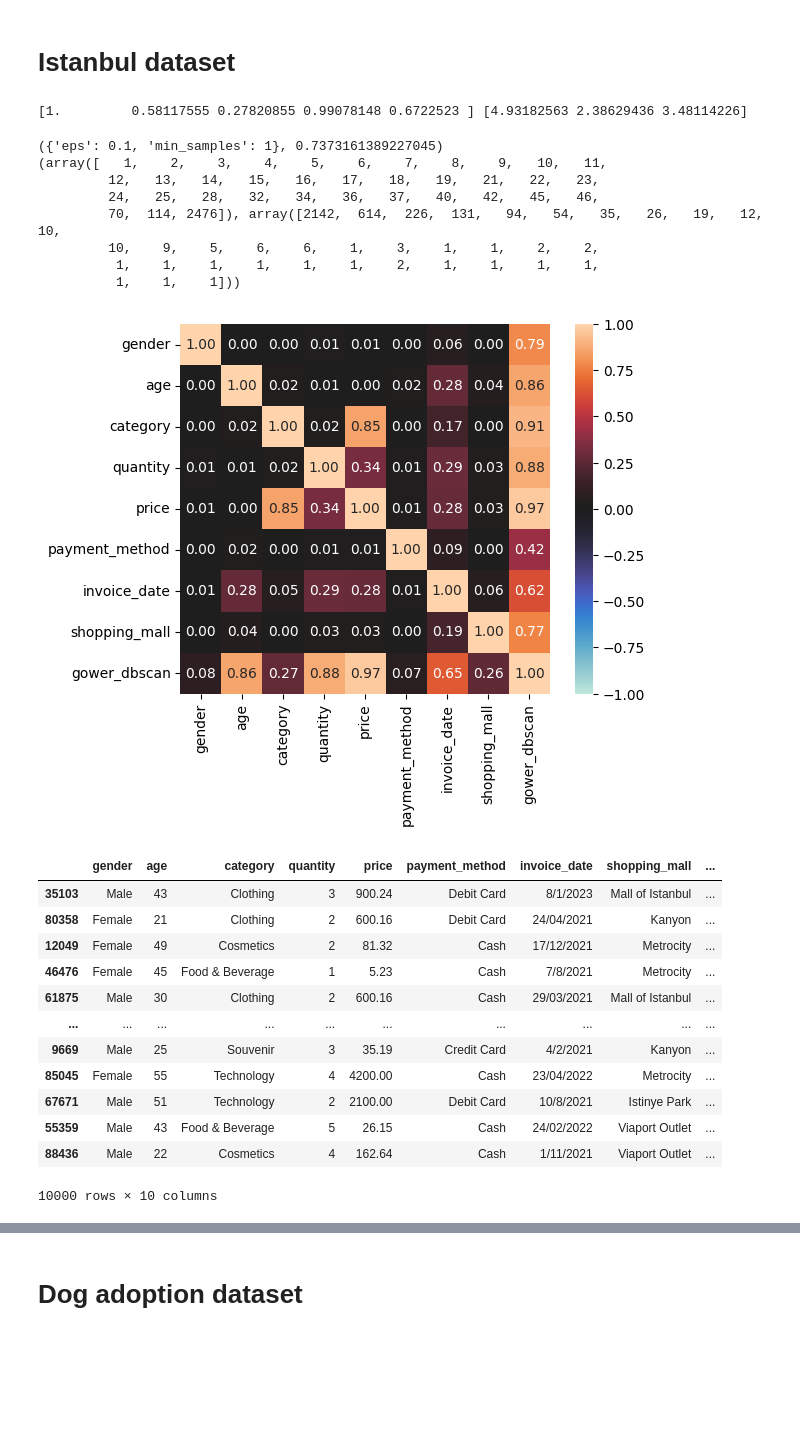
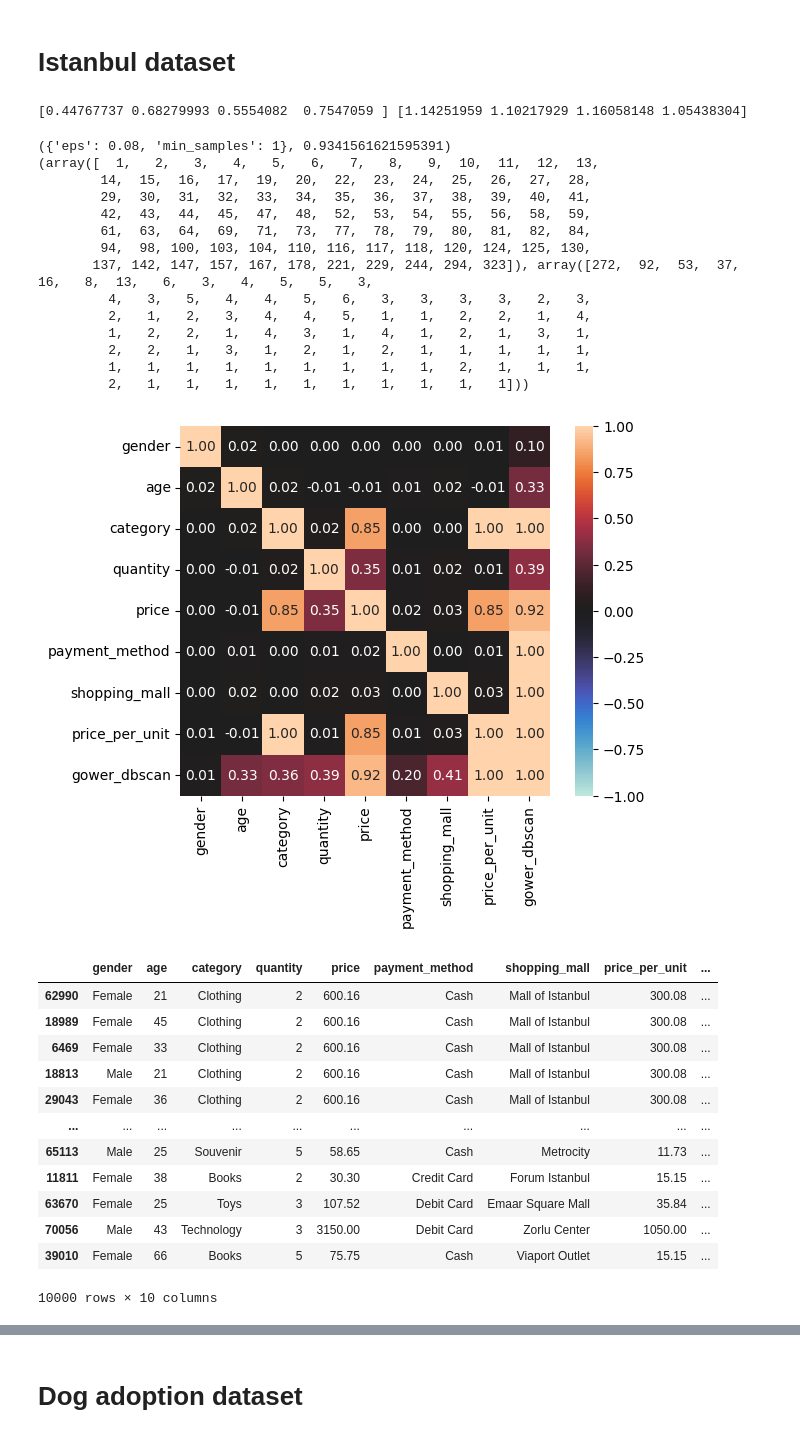
Before and after one commit to chrico-bu-uab/gower, a Jupyter notebook: examples.ipynb, the cells around one changed output, grey strips where cells are left out. Saved outputs shown, nothing was run; the diff lists cells and outputs as text; code cells hidden in the pictures; blank space fills up the shorter version.

```diff
--- a/examples.ipynb
+++ b/examples.ipynb
@@ -39,53 +39,61 @@ df.loc[np.argsort(distances)]
 # %% [markdown]
 # Istanbul dataset
 # %%
-istanbul = pd.read_csv("customer_shopping_data.csv").sample(10000).iloc[:, 2:]  # no nulls!
+istanbul = pd.read_csv("customer_shopping_data.csv").sample(n=10000, random_state=0).iloc[:, 2:]  # no nulls!
+istanbul["price_per_unit"] = istanbul["price"] / istanbul["quantity"]
+istanbul.drop("invoice_date", axis=1, inplace=True)
 
 matrix4 = gower_matrix(istanbul.to_numpy(), chunksize=20)
 
 samples = [{"eps": z / 100, "min_samples": 1} for z in range(1, 101)]
 
-results4 = process_map(partial(do_it, matrix=matrix4), samples, chunksize=1)
+results4 = process_map(partial(evaluate_clusters, matrix=matrix4), samples, chunksize=1)
 
 best_params4 = max(results4, key=lambda z: z[1])
 
 print(best_params4)
 
 istanbul["gower_dbscan"] = DBSCAN(metric="precomputed", **best_params4[0]).fit_predict(matrix4)
 istanbul.gower_dbscan = istanbul.gower_dbscan.astype(str)
 
 _, counts4 = np.unique(istanbul["gower_dbscan"], return_counts=True)
 
 print(np.unique(counts4, return_counts=True))
 
 associations(istanbul, nom_nom_assoc="theil", plot=True)
 
 istanbul["label_count"] = istanbul.groupby("gower_dbscan").transform("count").iloc[:, 0]
 
 istanbul.sort_values(["label_count", "gower_dbscan"], ascending=[False, True], inplace=True)
 
 istanbul
 # %% [output]
-[1.         0.58117555 0.27820855 0.99078148 0.6722523 ] [4.93182563 2.38629436 3.48114226]
+[0.44767737 0.68279993 0.5554082  0.7547059 ] [1.14251959 1.10217929 1.16058148 1.05438304]
-({'eps': 0.1, 'min_samples': 1}, 0.7373161389227045)
-(array([   1,    2,    3,    4,    5,    6,    7,    8,    9,   10,   11,
-         12,   13,   14,   15,   16,   17,   18,   19,   21,   22,   23,
-         24,   25,   28,   32,   34,   36,   37,   40,   42,   45,   46,
-         70,  114, 2476]), array([2142,  614,  226,  131,   94,   54,   35,   26,   19,   12,   10,
-         10,    9,    5,    6,    6,    1,    3,    1,    1,    2,    2,
-          1,    1,    1,    1,    1,    1,    2,    1,    1,    1,    1,
-          1,    1,    1]))
+({'eps': 0.08, 'min_samples': 1}, 0.9341561621595391)
+(array([  1,   2,   3,   4,   5,   6,   7,   8,   9,  10,  11,  12,  13,
+        14,  15,  16,  17,  19,  20,  22,  23,  24,  25,  26,  27,  28,
+        29,  30,  31,  32,  33,  34,  35,  36,  37,  38,  39,  40,  41,
+        42,  43,  44,  45,  47,  48,  52,  53,  54,  55,  56,  58,  59,
+        61,  63,  64,  69,  71,  73,  77,  78,  79,  80,  81,  82,  84,
+        94,  98, 100, 103, 104, 110, 116, 117, 118, 120, 124, 125, 130,
+       137, 142, 147, 157, 167, 178, 221, 229, 244, 294, 323]), array([272,  92,  53,  37,  16,   8,  13,   6,   3,   4,   5,   5,   3,
+         4,   3,   5,   4,   4,   5,   6,   3,   3,   3,   3,   2,   3,
+         2,   1,   2,   3,   4,   4,   5,   1,   1,   2,   2,   1,   4,
+         1,   2,   2,   1,   4,   3,   1,   4,   1,   2,   1,   3,   1,
+         2,   2,   1,   3,   1,   2,   1,   2,   1,   1,   1,   1,   1,
+         1,   1,   1,   1,   1,   1,   1,   1,   1,   2,   1,   1,   1,
+         2,   1,   1,   1,   1,   1,   1,   1,   1,   1,   1]))
-[figure, old version]
+[figure, new version]
-|  | gender | age | category | quantity | price | payment_method | invoice_date | shopping_mall | ... |
-| 35103 | Male | 43 | Clothing | 3 | 900.24 | Debit Card | 8/1/2023 | Mall of Istanbul | ... |
-| 80358 | Female | 21 | Clothing | 2 | 600.16 | Debit Card | 24/04/2021 | Kanyon | ... |
-| 12049 | Female | 49 | Cosmetics | 2 | 81.32 | Cash | 17/12/2021 | Metrocity | ... |
-| 46476 | Female | 45 | Food & Beverage | 1 | 5.23 | Cash | 7/8/2021 | Metrocity | ... |
-| 61875 | Male | 30 | Clothing | 2 | 600.16 | Cash | 29/03/2021 | Mall of Istanbul | ... |
+|  | gender | age | category | quantity | price | payment_method | shopping_mall | price_per_unit | ... |
+| 62990 | Female | 21 | Clothing | 2 | 600.16 | Cash | Mall of Istanbul | 300.08 | ... |
+| 18989 | Female | 45 | Clothing | 2 | 600.16 | Cash | Mall of Istanbul | 300.08 | ... |
+| 6469 | Female | 33 | Clothing | 2 | 600.16 | Cash | Mall of Istanbul | 300.08 | ... |
+| 18813 | Male | 21 | Clothing | 2 | 600.16 | Cash | Mall of Istanbul | 300.08 | ... |
+| 29043 | Female | 36 | Clothing | 2 | 600.16 | Cash | Mall of Istanbul | 300.08 | ... |
 | ... | ... | ... | ... | ... | ... | ... | ... | ... | ... |
-| 9669 | Male | 25 | Souvenir | 3 | 35.19 | Credit Card | 4/2/2021 | Kanyon | ... |
-| 85045 | Female | 55 | Technology | 4 | 4200.00 | Cash | 23/04/2022 | Metrocity | ... |
-| 67671 | Male | 51 | Technology | 2 | 2100.00 | Debit Card | 10/8/2021 | Istinye Park | ... |
-| 55359 | Male | 43 | Food & Beverage | 5 | 26.15 | Cash | 24/02/2022 | Viaport Outlet | ... |
-| 88436 | Male | 22 | Cosmetics | 4 | 162.64 | Cash | 1/11/2021 | Viaport Outlet | ... |
+| 65113 | Male | 25 | Souvenir | 5 | 58.65 | Cash | Metrocity | 11.73 | ... |
+| 11811 | Female | 38 | Books | 2 | 30.30 | Credit Card | Forum Istanbul | 15.15 | ... |
+| 63670 | Female | 25 | Toys | 3 | 107.52 | Debit Card | Emaar Square Mall | 35.84 | ... |
+| 70056 | Male | 43 | Technology | 3 | 3150.00 | Debit Card | Zorlu Center | 1050.00 | ... |
+| 39010 | Female | 66 | Books | 5 | 75.75 | Cash | Viaport Outlet | 15.15 | ... |
 10000 rows × 10 columns
```
Also changed, not shown: parts of 10 cells of this notebook, 4 other files.
